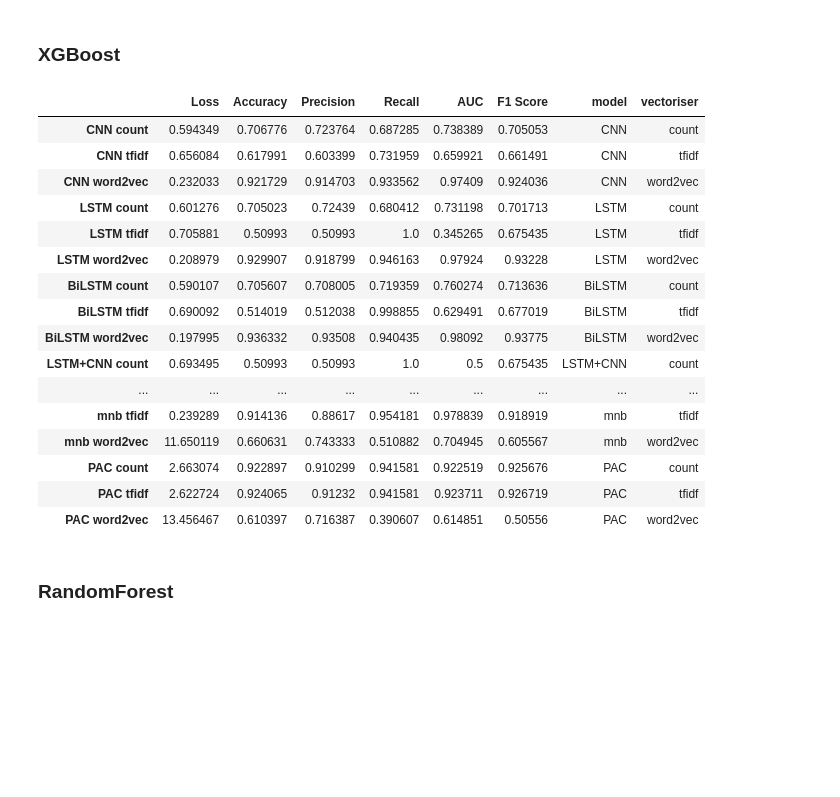
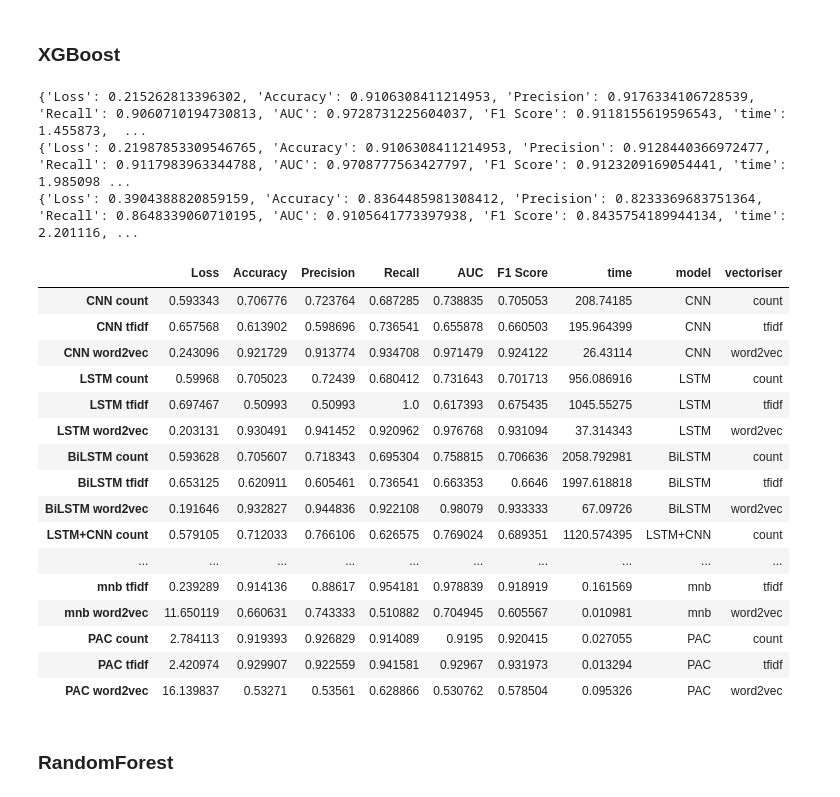
Before and after one commit to edologgerbird/BT4222_project, a Jupyter notebook: group13_BT4222.ipynb, the cells around one changed output. Drawn from its saved outputs; the diff is of its cells as text; code cells hidden in the pictures; blank space fills up the shorter version.

```diff
--- a/group13_BT4222.ipynb
+++ b/group13_BT4222.ipynb
@@ -557,6 +557,9 @@ results_store = {}
 # %% [markdown]
 ### Helper Functions
 # %%
+def get_results_store():
+    return pd.DataFrame(results_store).T
+
 def batch_generator(x, y, batch_size):
     samples_per_epoch = x.shape[0]
     number_of_batches = samples_per_epoch/batch_size
@@ -621,6 +624,7 @@ def get_deep_learning_results_vect(model, model_name):
     )
     duration = datetime.now() - time_start
     result_countv = get_evaluation_vect(model, x_test_countv, model_name, "count", duration)
+    print(result_countv)
 
     #tf-idf vectorizer
     print("\n >>> Training TFIDF Vectorisation Model ========================================= \n")
@@ -632,9 +636,10 @@ def get_deep_learning_results_vect(model, model_name):
     )
     duration = datetime.now() - time_start
     result_tfidf = get_evaluation_vect(model, x_test_tfidf, model_name, "tfidf", duration)
+    print(result_tfidf)
 
 
-    return pd.DataFrame(results_store).T
+    return
 
 def get_evaluation_w2v(model, model_name, vectoriser, duration):
     name = model_name + " " + vectoriser
@@ -664,8 +669,8 @@ def get_deep_learning_results_w2v(model, model_name):
     )
     duration = datetime.now() - time_start
     result_word2vec = get_evaluation_w2v(model, model_name, "word2vec", duration)
-
-    return pd.DataFrame(results_store).T
+    print(result_word2vec)
+    return
 # %% [markdown]
 ## Deep Learning Models
 # %% [markdown]
@@ -1062,26 +1132,32 @@ def pac_get_model_results(model, model_name, toarray):
 # %% [markdown]
 ### XGBoost
 # %%
-xgbmodel = xgboost.XGBClassifier(objective='binary:logistic',  n_estimators = 10000, booster = 'gbtree', learning_rate = '0.007', eval_metric = 'auc',use_label_encoder=False)
+xgbmodel = xgboost.XGBClassifier(objective='binary:logistic', eval_metric = 'auc',use_label_encoder=False)
 get_model_results(xgbmodel, "xgb", toarray=False)
 # %% [output]
-|  | Loss | Accuracy | Precision | Recall | AUC | F1 Score | model | vectoriser |
-| CNN count | 0.594349 | 0.706776 | 0.723764 | 0.687285 | 0.738389 | 0.705053 | CNN | count |
-| CNN tfidf | 0.656084 | 0.617991 | 0.603399 | 0.731959 | 0.659921 | 0.661491 | CNN | tfidf |
-| CNN word2vec | 0.232033 | 0.921729 | 0.914703 | 0.933562 | 0.97409 | 0.924036 | CNN | word2vec |
-| LSTM count | 0.601276 | 0.705023 | 0.72439 | 0.680412 | 0.731198 | 0.701713 | LSTM | count |
-| LSTM tfidf | 0.705881 | 0.50993 | 0.50993 | 1.0 | 0.345265 | 0.675435 | LSTM | tfidf |
-| LSTM word2vec | 0.208979 | 0.929907 | 0.918799 | 0.946163 | 0.97924 | 0.93228 | LSTM | word2vec |
-| BiLSTM count | 0.590107 | 0.705607 | 0.708005 | 0.719359 | 0.760274 | 0.713636 | BiLSTM | count |
-| BiLSTM tfidf | 0.690092 | 0.514019 | 0.512038 | 0.998855 | 0.629491 | 0.677019 | BiLSTM | tfidf |
-| BiLSTM word2vec | 0.197995 | 0.936332 | 0.93508 | 0.940435 | 0.98092 | 0.93775 | BiLSTM | word2vec |
-| LSTM+CNN count | 0.693495 | 0.50993 | 0.50993 | 1.0 | 0.5 | 0.675435 | LSTM+CNN | count |
-| ... | ... | ... | ... | ... | ... | ... | ... | ... |
-| mnb tfidf | 0.239289 | 0.914136 | 0.88617 | 0.954181 | 0.978839 | 0.918919 | mnb | tfidf |
-| mnb word2vec | 11.650119 | 0.660631 | 0.743333 | 0.510882 | 0.704945 | 0.605567 | mnb | word2vec |
-| PAC count | 2.663074 | 0.922897 | 0.910299 | 0.941581 | 0.922519 | 0.925676 | PAC | count |
-| PAC tfidf | 2.622724 | 0.924065 | 0.91232 | 0.941581 | 0.923711 | 0.926719 | PAC | tfidf |
-| PAC word2vec | 13.456467 | 0.610397 | 0.716387 | 0.390607 | 0.614851 | 0.50556 | PAC | word2vec |
+{'Loss': 0.215262813396302, 'Accuracy': 0.9106308411214953, 'Precision': 0.9176334106728539, 'Recall': 0.9060710194730813, 'AUC': 0.9728731225604037, 'F1 Score': 0.9118155619596543, 'time': 1.455873,  ...
+{'Loss': 0.21987853309546765, 'Accuracy': 0.9106308411214953, 'Precision': 0.9128440366972477, 'Recall': 0.9117983963344788, 'AUC': 0.9708777563427797, 'F1 Score': 0.9123209169054441, 'time': 1.985098 ...
+{'Loss': 0.3904388820859159, 'Accuracy': 0.8364485981308412, 'Precision': 0.8233369683751364, 'Recall': 0.8648339060710195, 'AUC': 0.9105641773397938, 'F1 Score': 0.8435754189944134, 'time': 2.201116, ...
+# %%
+get_results_store()
+# %% [output]
+|  | Loss | Accuracy | Precision | Recall | AUC | F1 Score | time | model | vectoriser |
+| CNN count | 0.593343 | 0.706776 | 0.723764 | 0.687285 | 0.738835 | 0.705053 | 208.74185 | CNN | count |
+| CNN tfidf | 0.657568 | 0.613902 | 0.598696 | 0.736541 | 0.655878 | 0.660503 | 195.964399 | CNN | tfidf |
+| CNN word2vec | 0.243096 | 0.921729 | 0.913774 | 0.934708 | 0.971479 | 0.924122 | 26.43114 | CNN | word2vec |
+| LSTM count | 0.59968 | 0.705023 | 0.72439 | 0.680412 | 0.731643 | 0.701713 | 956.086916 | LSTM | count |
+| LSTM tfidf | 0.697467 | 0.50993 | 0.50993 | 1.0 | 0.617393 | 0.675435 | 1045.55275 | LSTM | tfidf |
+| LSTM word2vec | 0.203131 | 0.930491 | 0.941452 | 0.920962 | 0.976768 | 0.931094 | 37.314343 | LSTM | word2vec |
+| BiLSTM count | 0.593628 | 0.705607 | 0.718343 | 0.695304 | 0.758815 | 0.706636 | 2058.792981 | BiLSTM | count |
+| BiLSTM tfidf | 0.653125 | 0.620911 | 0.605461 | 0.736541 | 0.663353 | 0.6646 | 1997.618818 | BiLSTM | tfidf |
+| BiLSTM word2vec | 0.191646 | 0.932827 | 0.944836 | 0.922108 | 0.98079 | 0.933333 | 67.09726 | BiLSTM | word2vec |
+| LSTM+CNN count | 0.579105 | 0.712033 | 0.766106 | 0.626575 | 0.769024 | 0.689351 | 1120.574395 | LSTM+CNN | count |
+| ... | ... | ... | ... | ... | ... | ... | ... | ... | ... |
+| mnb tfidf | 0.239289 | 0.914136 | 0.88617 | 0.954181 | 0.978839 | 0.918919 | 0.161569 | mnb | tfidf |
+| mnb word2vec | 11.650119 | 0.660631 | 0.743333 | 0.510882 | 0.704945 | 0.605567 | 0.010981 | mnb | word2vec |
+| PAC count | 2.784113 | 0.919393 | 0.926829 | 0.914089 | 0.9195 | 0.920415 | 0.027055 | PAC | count |
+| PAC tfidf | 2.420974 | 0.929907 | 0.922559 | 0.941581 | 0.92967 | 0.931973 | 0.013294 | PAC | tfidf |
+| PAC word2vec | 16.139837 | 0.53271 | 0.53561 | 0.628866 | 0.530762 | 0.578504 | 0.095326 | PAC | word2vec |
 # %% [markdown]
 ### RandomForest
 # %%
```
Also changed, not shown: parts of 32 cells of this notebook, 1 other file.
